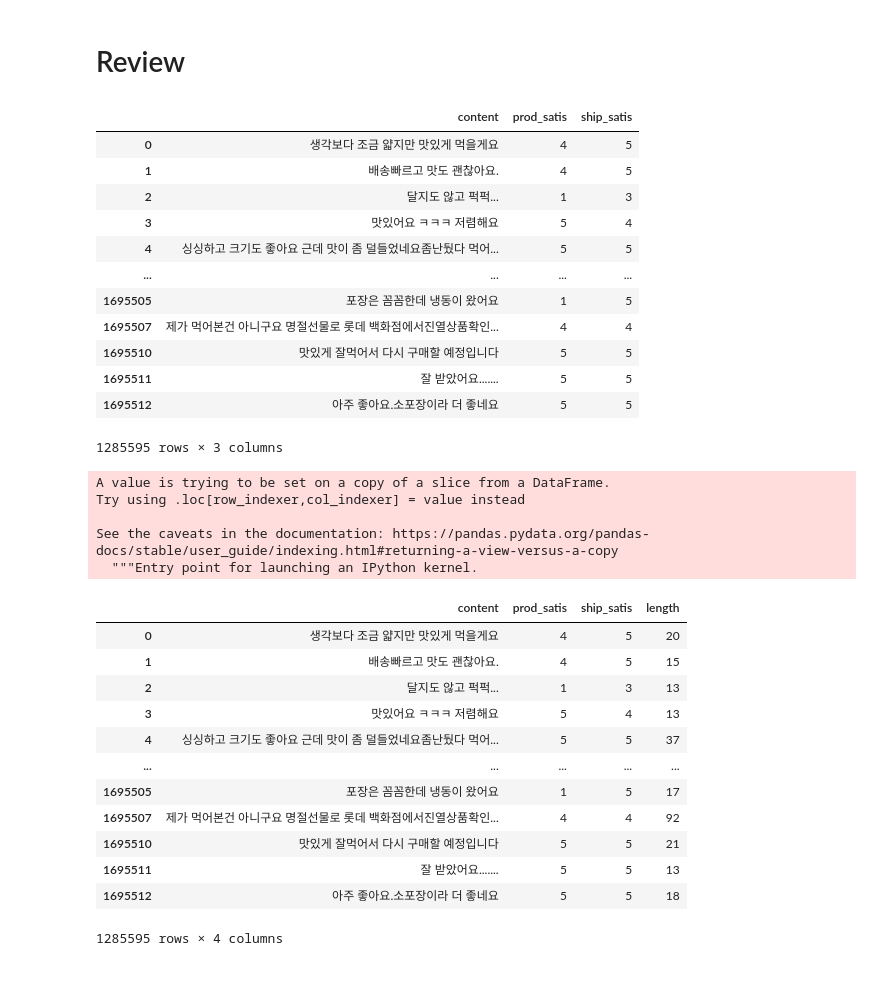
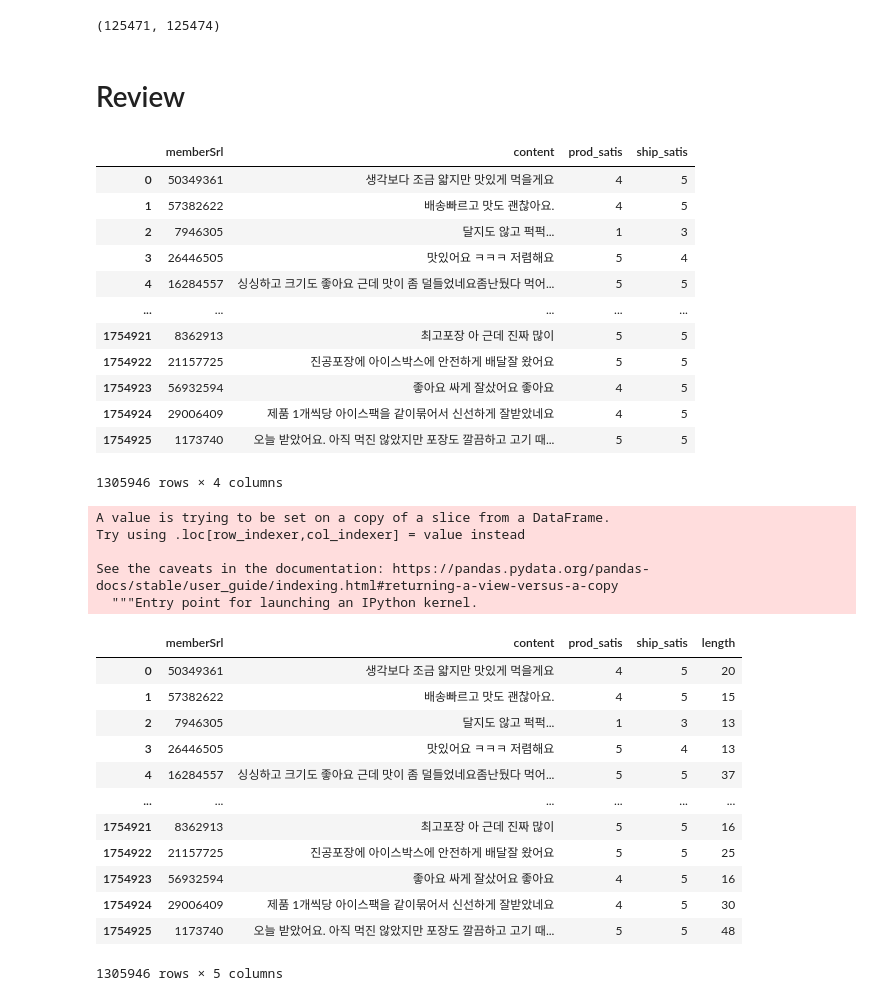
Before and after one commit to bigboom1253/e_commerce_recommendation_system_development, a Jupyter notebook: Data_preprocessing/Review_Sentiment_Analysis.ipynb, the cells around one changed output. Cells and saved outputs as stored; diff of their text form; code cells hidden in the pictures.

```diff
--- a/Data_preprocessing/Review_Sentiment_Analysis.ipynb
+++ b/Data_preprocessing/Review_Sentiment_Analysis.ipynb
@@ -25,32 +29,36 @@ review = pd.read_json(path + "all_review_data.json")
+# %%
+len(train), len(test)
+# %% [output]
+(125471, 125474)
 # %% [markdown]
 # Review
 # %%
-from datetime import datetime
+# from datetime import datetime
 
-def to_datetime(x):
-    if x != "": return datetime.strptime(x[:10], "%Y-%m-%d")
+# def to_datetime(x):
+#     if x != "": return datetime.strptime(x[:10], "%Y-%m-%d")
 
-review["review_date"] = review.review_date.apply(lambda x: to_datetime(x)) # 전처리 - datetime 형태 변환
-review = review.merge(prod[['prod_idx', 'category_num', 'title', 'small_category']]) # 전처리 - 카테고리 넘버 merge 시켜줌
+# review["review_date"] = review.review_date.apply(lambda x: to_datetime(x)) # 전처리 - datetime 형태 변환
+# review = review.merge(prod[['prod_idx', 'category_num', 'title', 'small_category']]) # 전처리 - 카테고리 넘버 merge 시켜줌
 # %%
-review = review.dropna()
+# review = review.dropna()
 # %%
-word = review[['content', 'prod_satis', 'ship_satis']]
+word = review[['memberSrl', 'content', 'prod_satis', 'ship_satis']]
 word
 # %% [output]
-|  | content | prod_satis | ship_satis |
-| 0 | 생각보다 조금 얇지만 맛있게 먹을게요 | 4 | 5 |
-| 1 | 배송빠르고 맛도 괜찮아요. | 4 | 5 |
-| 2 | 달지도 않고 퍽퍽... | 1 | 3 |
-| 3 | 맛있어요 ㅋㅋㅋ 저렴해요 | 5 | 4 |
-| 4 | 싱싱하고 크기도 좋아요 근데 맛이 좀 덜들었네요좀난뒀다 먹어... | 5 | 5 |
-| ... | ... | ... | ... |
-| 1695505 | 포장은 꼼꼼한데 냉동이 왔어요 | 1 | 5 |
-| 1695507 | 제가 먹어본건 아니구요 명절선물로 롯데 백화점에서진열상품확인... | 4 | 4 |
-| 1695510 | 맛있게 잘먹어서 다시 구매할 예정입니다 | 5 | 5 |
-| 1695511 | 잘 받았어요....... | 5 | 5 |
-| 1695512 | 아주 좋아요.소포장이라 더 좋네요 | 5 | 5 |
+|  | memberSrl | content | prod_satis | ship_satis |
+| 0 | 50349361 | 생각보다 조금 얇지만 맛있게 먹을게요 | 4 | 5 |
+| 1 | 57382622 | 배송빠르고 맛도 괜찮아요. | 4 | 5 |
+| 2 | 7946305 | 달지도 않고 퍽퍽... | 1 | 3 |
+| 3 | 26446505 | 맛있어요 ㅋㅋㅋ 저렴해요 | 5 | 4 |
+| 4 | 16284557 | 싱싱하고 크기도 좋아요 근데 맛이 좀 덜들었네요좀난뒀다 먹어... | 5 | 5 |
+| ... | ... | ... | ... | ... |
+| 1754921 | 8362913 | 최고포장 아 근데 진짜 많이 | 5 | 5 |
+| 1754922 | 21157725 | 진공포장에 아이스박스에 안전하게 배달잘 왔어요 | 5 | 5 |
+| 1754923 | 56932594 | 좋아요 싸게 잘샀어요 좋아요 | 4 | 5 |
+| 1754924 | 29006409 | 제품 1개씩당 아이스팩을 같이묶어서 신선하게 잘받았네요 | 4 | 5 |
+| 1754925 | 1173740 | 오늘 받았어요. 아직 먹진 않았지만 포장도 깔끔하고 고기 때... | 5 | 5 |
-1285595 rows × 3 columns
+1305946 rows × 4 columns
 # %%
 word['length'] = word.content.apply(len)
 word
@@ -60,19 +68,19 @@ Try using .loc[row_indexer,col_indexer] = value instead
 
 See the caveats in the documentation: https://pandas.pydata.org/pandas-docs/stable/user_guide/indexing.html#returning-a-view-versus-a-copy
   """Entry point for launching an IPython kernel.
-|  | content | prod_satis | ship_satis | length |
-| 0 | 생각보다 조금 얇지만 맛있게 먹을게요 | 4 | 5 | 20 |
-| 1 | 배송빠르고 맛도 괜찮아요. | 4 | 5 | 15 |
-| 2 | 달지도 않고 퍽퍽... | 1 | 3 | 13 |
-| 3 | 맛있어요 ㅋㅋㅋ 저렴해요 | 5 | 4 | 13 |
-| 4 | 싱싱하고 크기도 좋아요 근데 맛이 좀 덜들었네요좀난뒀다 먹어... | 5 | 5 | 37 |
-| ... | ... | ... | ... | ... |
-| 1695505 | 포장은 꼼꼼한데 냉동이 왔어요 | 1 | 5 | 17 |
-| 1695507 | 제가 먹어본건 아니구요 명절선물로 롯데 백화점에서진열상품확인... | 4 | 4 | 92 |
-| 1695510 | 맛있게 잘먹어서 다시 구매할 예정입니다 | 5 | 5 | 21 |
-| 1695511 | 잘 받았어요....... | 5 | 5 | 13 |
-| 1695512 | 아주 좋아요.소포장이라 더 좋네요 | 5 | 5 | 18 |
+|  | memberSrl | content | prod_satis | ship_satis | length |
+| 0 | 50349361 | 생각보다 조금 얇지만 맛있게 먹을게요 | 4 | 5 | 20 |
+| 1 | 57382622 | 배송빠르고 맛도 괜찮아요. | 4 | 5 | 15 |
+| 2 | 7946305 | 달지도 않고 퍽퍽... | 1 | 3 | 13 |
+| 3 | 26446505 | 맛있어요 ㅋㅋㅋ 저렴해요 | 5 | 4 | 13 |
+| 4 | 16284557 | 싱싱하고 크기도 좋아요 근데 맛이 좀 덜들었네요좀난뒀다 먹어... | 5 | 5 | 37 |
+| ... | ... | ... | ... | ... | ... |
+| 1754921 | 8362913 | 최고포장 아 근데 진짜 많이 | 5 | 5 | 16 |
+| 1754922 | 21157725 | 진공포장에 아이스박스에 안전하게 배달잘 왔어요 | 5 | 5 | 25 |
+| 1754923 | 56932594 | 좋아요 싸게 잘샀어요 좋아요 | 4 | 5 | 16 |
+| 1754924 | 29006409 | 제품 1개씩당 아이스팩을 같이묶어서 신선하게 잘받았네요 | 4 | 5 | 30 |
+| 1754925 | 1173740 | 오늘 받았어요. 아직 먹진 않았지만 포장도 깔끔하고 고기 때... | 5 | 5 | 48 |
-1285595 rows × 4 columns
+1305946 rows × 5 columns
 # %%
 def clean(x):
     text = re.sub('[-=_+,#\?;:^$.@*\"※~&%ㆍ!』\\‘|\(\)\[\]\<\>`\'…》☆★×♡♥·ᆢ\/]', '', x) # 특수문자 제거
```
Also changed, not shown: parts of 25 cells of this notebook.
